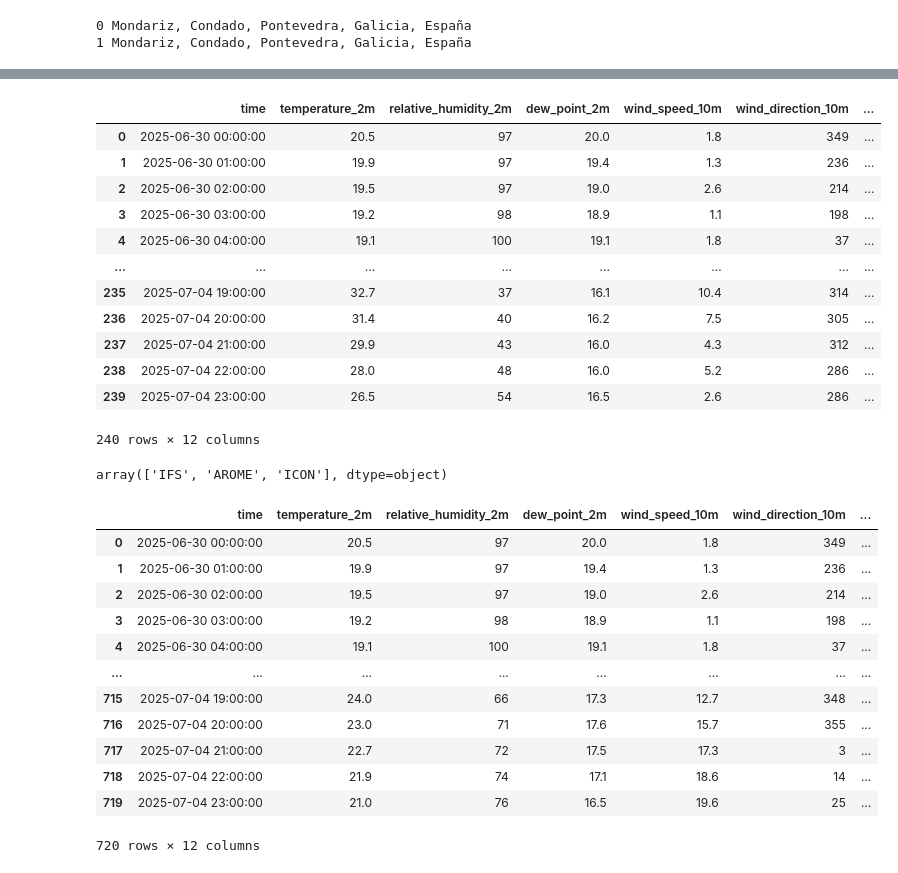
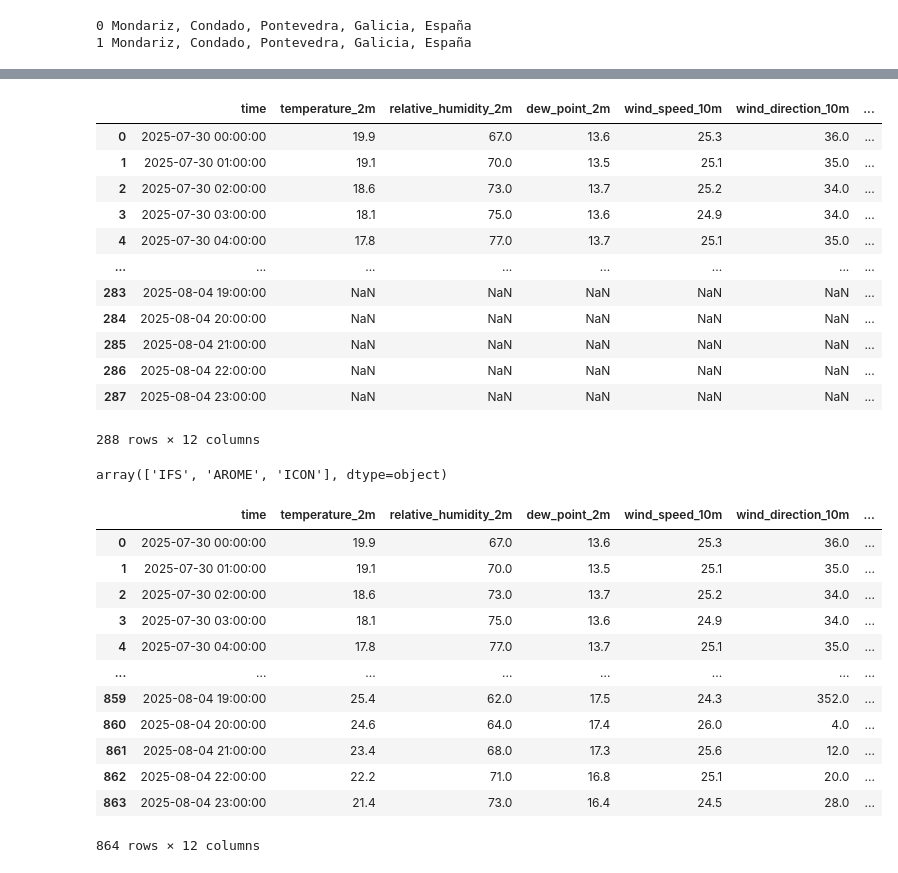
Before and after one commit to vrieraj/open-meteograms, a Jupyter notebook: example_use.ipynb, the cells around one changed output, grey strips where cells are left out. Drawn from its saved outputs; the diff is of its cells as text; code cells hidden in the pictures.

```diff
--- a/example_use.ipynb
+++ b/example_use.ipynb
@@ -31,23 +31,23 @@ location.__dict__
 # %%
-fechas = ['2025-06-30', '2025-07-04']
+fechas = ['2025-07-30', '2025-08-04']
 modelos = ['IFS','AROME']
 
 mondariz_meteo = MeteoSfc(location, fechas)
 mondariz_meteo.get_data_models(modelos)
 # %% [output]
 |  | time | temperature_2m | relative_humidity_2m | dew_point_2m | wind_speed_10m | wind_direction_10m | ... |
-| 0 | 2025-06-30 00:00:00 | 20.5 | 97 | 20.0 | 1.8 | 349 | ... |
-| 1 | 2025-06-30 01:00:00 | 19.9 | 97 | 19.4 | 1.3 | 236 | ... |
-| 2 | 2025-06-30 02:00:00 | 19.5 | 97 | 19.0 | 2.6 | 214 | ... |
-| 3 | 2025-06-30 03:00:00 | 19.2 | 98 | 18.9 | 1.1 | 198 | ... |
-| 4 | 2025-06-30 04:00:00 | 19.1 | 100 | 19.1 | 1.8 | 37 | ... |
+| 0 | 2025-07-30 00:00:00 | 19.9 | 67.0 | 13.6 | 25.3 | 36.0 | ... |
+| 1 | 2025-07-30 01:00:00 | 19.1 | 70.0 | 13.5 | 25.1 | 35.0 | ... |
+| 2 | 2025-07-30 02:00:00 | 18.6 | 73.0 | 13.7 | 25.2 | 34.0 | ... |
+| 3 | 2025-07-30 03:00:00 | 18.1 | 75.0 | 13.6 | 24.9 | 34.0 | ... |
+| 4 | 2025-07-30 04:00:00 | 17.8 | 77.0 | 13.7 | 25.1 | 35.0 | ... |
 | ... | ... | ... | ... | ... | ... | ... | ... |
-| 235 | 2025-07-04 19:00:00 | 32.7 | 37 | 16.1 | 10.4 | 314 | ... |
-| 236 | 2025-07-04 20:00:00 | 31.4 | 40 | 16.2 | 7.5 | 305 | ... |
-| 237 | 2025-07-04 21:00:00 | 29.9 | 43 | 16.0 | 4.3 | 312 | ... |
-| 238 | 2025-07-04 22:00:00 | 28.0 | 48 | 16.0 | 5.2 | 286 | ... |
-| 239 | 2025-07-04 23:00:00 | 26.5 | 54 | 16.5 | 2.6 | 286 | ... |
+| 283 | 2025-08-04 19:00:00 | NaN | NaN | NaN | NaN | NaN | ... |
+| 284 | 2025-08-04 20:00:00 | NaN | NaN | NaN | NaN | NaN | ... |
+| 285 | 2025-08-04 21:00:00 | NaN | NaN | NaN | NaN | NaN | ... |
+| 286 | 2025-08-04 22:00:00 | NaN | NaN | NaN | NaN | NaN | ... |
+| 287 | 2025-08-04 23:00:00 | NaN | NaN | NaN | NaN | NaN | ... |
-240 rows × 12 columns
+288 rows × 12 columns
 # %%
 mondariz_meteo.get_data_models(['ICON'])
 mondariz_meteo.datos.model.unique()
@@ -58,16 +58,16 @@ mondariz_meteo.get_data_years([2024, 2023, 2022])
 mondariz_meteo.datos
 # %% [output]
 |  | time | temperature_2m | relative_humidity_2m | dew_point_2m | wind_speed_10m | wind_direction_10m | ... |
-| 0 | 2025-06-30 00:00:00 | 20.5 | 97 | 20.0 | 1.8 | 349 | ... |
-| 1 | 2025-06-30 01:00:00 | 19.9 | 97 | 19.4 | 1.3 | 236 | ... |
-| 2 | 2025-06-30 02:00:00 | 19.5 | 97 | 19.0 | 2.6 | 214 | ... |
-| 3 | 2025-06-30 03:00:00 | 19.2 | 98 | 18.9 | 1.1 | 198 | ... |
-| 4 | 2025-06-30 04:00:00 | 19.1 | 100 | 19.1 | 1.8 | 37 | ... |
+| 0 | 2025-07-30 00:00:00 | 19.9 | 67.0 | 13.6 | 25.3 | 36.0 | ... |
+| 1 | 2025-07-30 01:00:00 | 19.1 | 70.0 | 13.5 | 25.1 | 35.0 | ... |
+| 2 | 2025-07-30 02:00:00 | 18.6 | 73.0 | 13.7 | 25.2 | 34.0 | ... |
+| 3 | 2025-07-30 03:00:00 | 18.1 | 75.0 | 13.6 | 24.9 | 34.0 | ... |
+| 4 | 2025-07-30 04:00:00 | 17.8 | 77.0 | 13.7 | 25.1 | 35.0 | ... |
 | ... | ... | ... | ... | ... | ... | ... | ... |
-| 715 | 2025-07-04 19:00:00 | 24.0 | 66 | 17.3 | 12.7 | 348 | ... |
-| 716 | 2025-07-04 20:00:00 | 23.0 | 71 | 17.6 | 15.7 | 355 | ... |
-| 717 | 2025-07-04 21:00:00 | 22.7 | 72 | 17.5 | 17.3 | 3 | ... |
-| 718 | 2025-07-04 22:00:00 | 21.9 | 74 | 17.1 | 18.6 | 14 | ... |
-| 719 | 2025-07-04 23:00:00 | 21.0 | 76 | 16.5 | 19.6 | 25 | ... |
+| 859 | 2025-08-04 19:00:00 | 25.4 | 62.0 | 17.5 | 24.3 | 352.0 | ... |
+| 860 | 2025-08-04 20:00:00 | 24.6 | 64.0 | 17.4 | 26.0 | 4.0 | ... |
+| 861 | 2025-08-04 21:00:00 | 23.4 | 68.0 | 17.3 | 25.6 | 12.0 | ... |
+| 862 | 2025-08-04 22:00:00 | 22.2 | 71.0 | 16.8 | 25.1 | 20.0 | ... |
+| 863 | 2025-08-04 23:00:00 | 21.4 | 73.0 | 16.4 | 24.5 | 28.0 | ... |
-720 rows × 12 columns
+864 rows × 12 columns
 # %%
```
Also changed, not shown: parts of 4 cells of this notebook, 1 other file.
